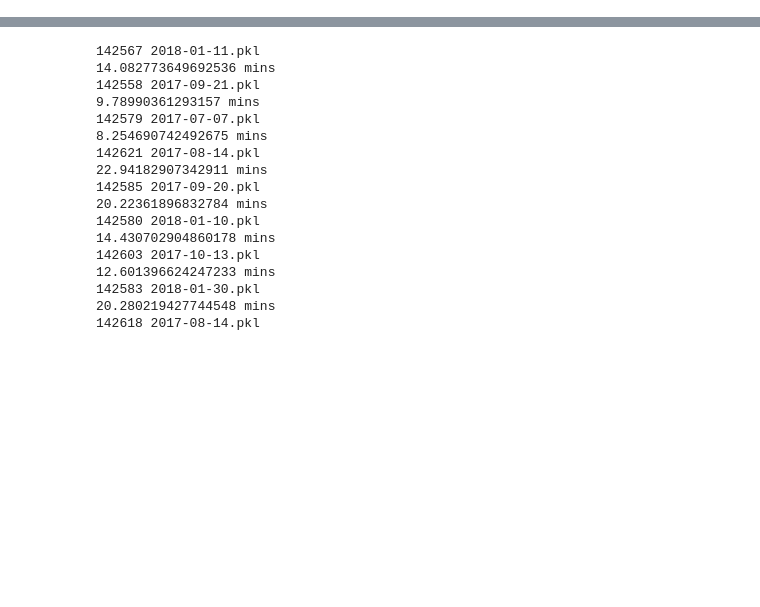
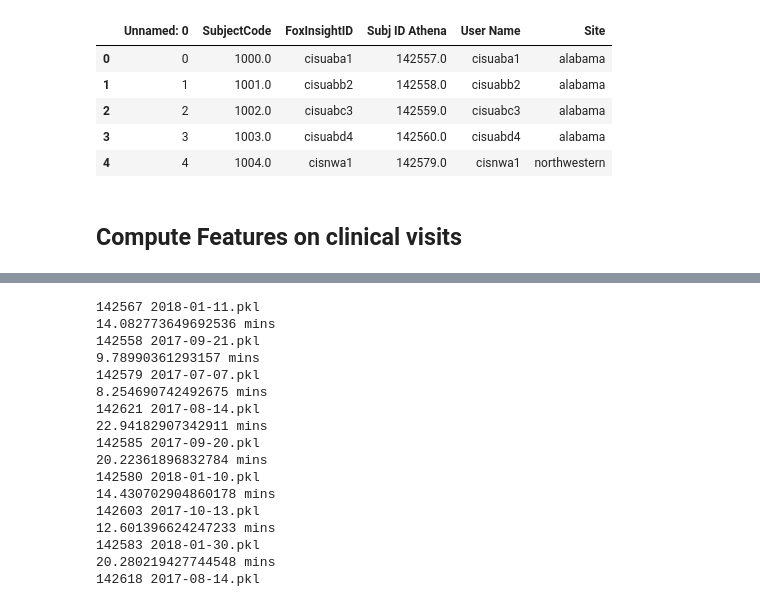
Before and after one commit to nshawen/CIS-PD_Curation, a Jupyter notebook: SmartWatchDataPreprocessor-Home Data.ipynb, the cells around one changed output, grey strips where cells are left out. Saved outputs shown, nothing was run; the diff lists cells and outputs as text; code cells hidden in the pictures; blank space fills up the shorter version.

```diff
--- a/SmartWatchDataPreprocessor-Home Data.ipynb
+++ b/SmartWatchDataPreprocessor-Home Data.ipynb
@@ -47,8 +49,19 @@ mot_scores.loc[mot_scores['visit']=='1 Month','visit']='4 Weeks'
 # %%
-subj_visit_list = pd.read_csv("X:\\CIS-PD Study\\subject visit list.csv")
+subj_visit_list = pd.read_csv("//FS2.smpp.local/RTO\\CIS-PD Study\\subject visit list.csv")
 subj_visit_list['FormDate'] = pd.to_datetime(subj_visit_list['FormDate'])
 
-user_id_pairings = pd.read_csv("X:\\CIS-PD MUSC\\decoded_forms\\videoID.csv")
+user_id_pairings = pd.read_csv("//FS2.smpp.local/RTO\\CIS-PD MUSC\\decoded_forms\\videoID.csv")
 
 success_rates = []
+# %%
+user_id_pairings.head()
+# %% [output]
+|  | Unnamed: 0 | SubjectCode | FoxInsightID | Subj ID Athena | User Name | Site |
+| 0 | 0 | 1000.0 | cisuaba1 | 142557.0 | cisuaba1 | alabama |
+| 1 | 1 | 1001.0 | cisuabb2 | 142558.0 | cisuabb2 | alabama |
+| 2 | 2 | 1002.0 | cisuabc3 | 142559.0 | cisuabc3 | alabama |
+| 3 | 3 | 1003.0 | cisuabd4 | 142560.0 | cisuabd4 | alabama |
+| 4 | 4 | 1004.0 | cisnwa1 | 142579.0 | cisnwa1 | northwestern |
+# %% [markdown]
+## Compute Features on clinical visits
 # %%
```
Also changed, not shown: parts of 8 cells of this notebook, 1 other file.
